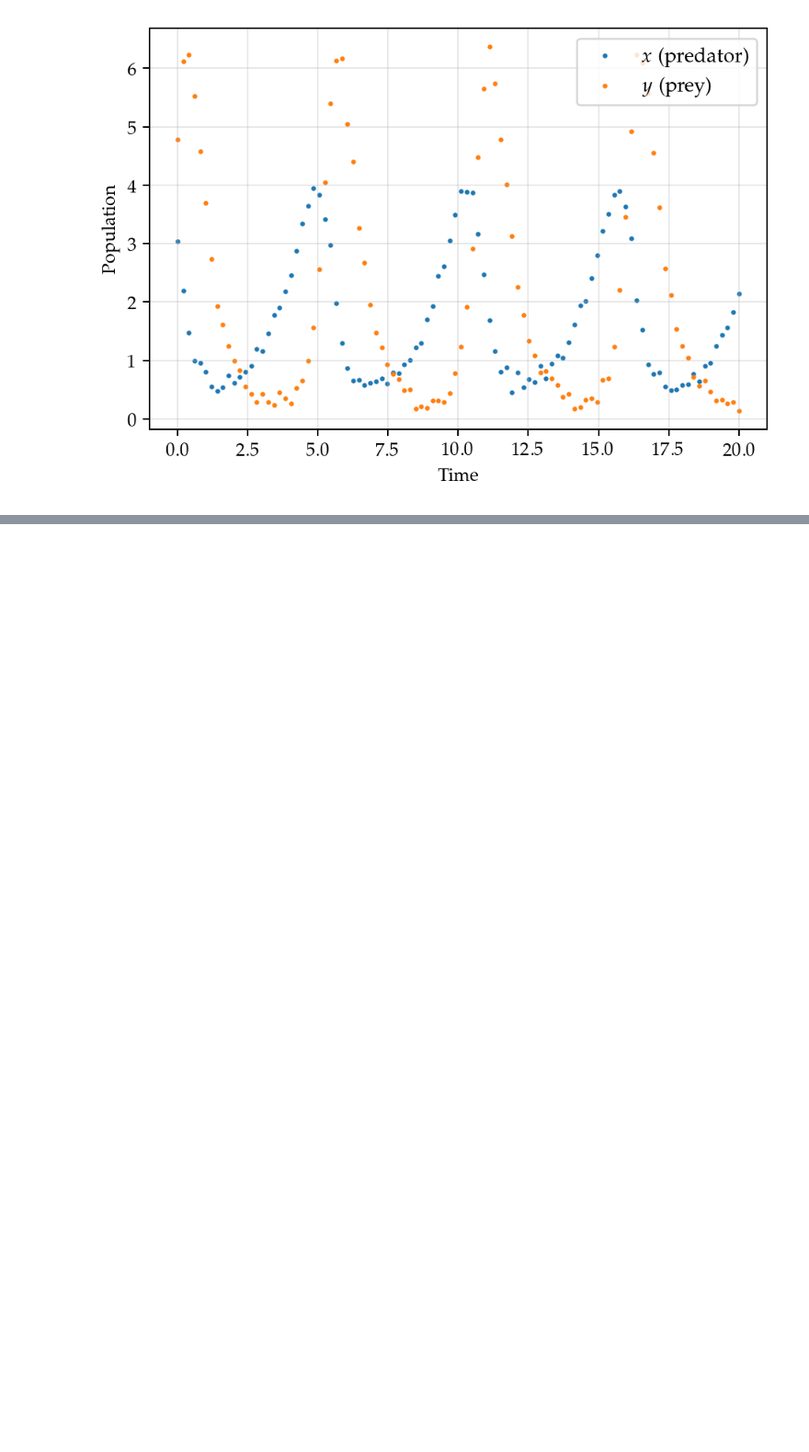
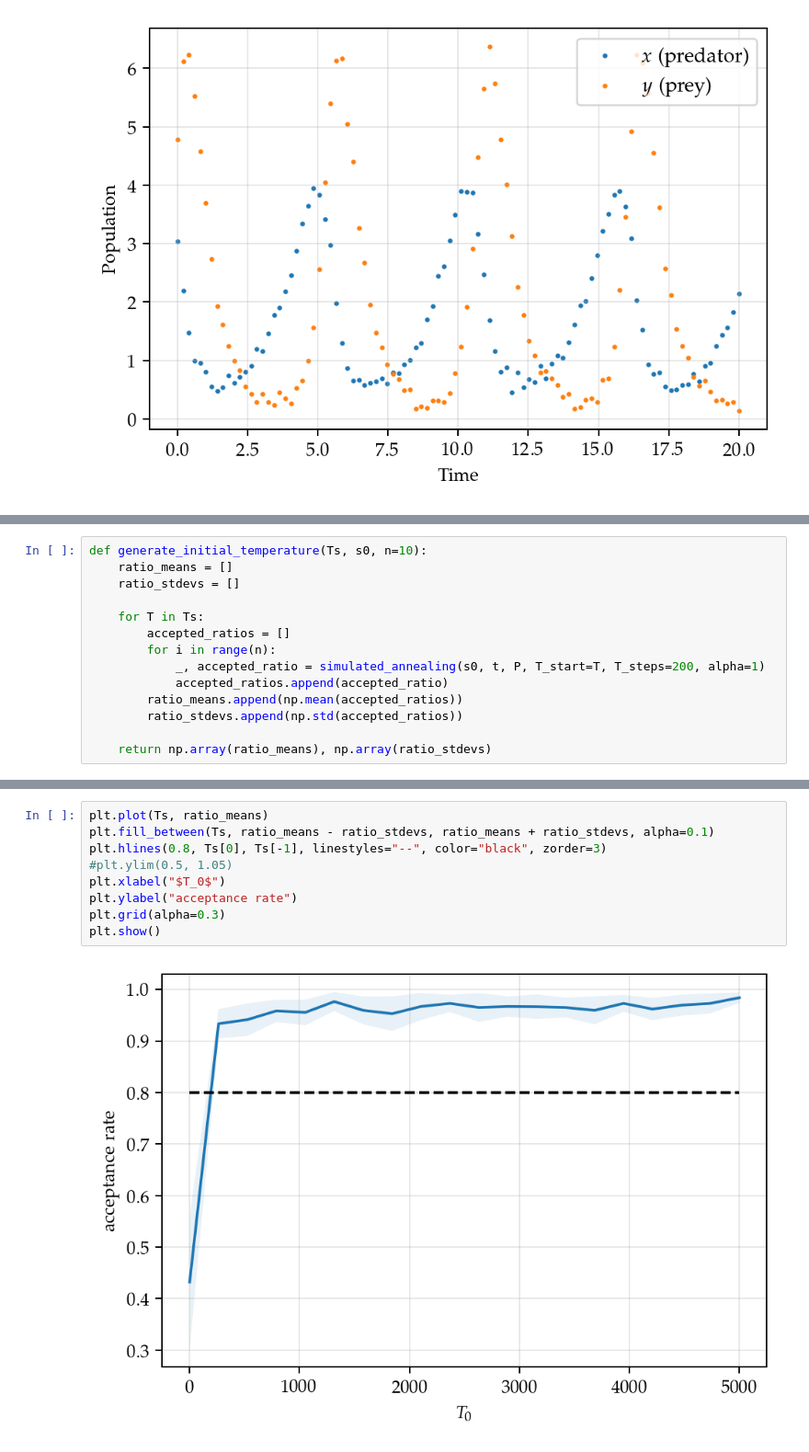
Before and after one commit to Maloup/stochastic-simulation-assignment3, a Jupyter notebook: Simulated Annealing Optimization.ipynb, the cells around one changed output, grey strips where cells are left out. Shown: that part at 92% size. Cells and saved outputs as stored; diff of their text form; blank space fills up the shorter version.

```diff
--- a/Simulated Annealing Optimization.ipynb
+++ b/Simulated Annealing Optimization.ipynb
@@ -38,0 +40,14 @@ plt.plot(T_sched)
+# %%
+def generate_initial_temperature(Ts, s0, n=10):
+    ratio_means = []
+    ratio_stdevs = []
+
+    for T in Ts:
+        accepted_ratios = []
+        for i in range(n):
+            _, accepted_ratio = simulated_annealing(s0, t, P, T_start=T, T_steps=200, alpha=1)
+            accepted_ratios.append(accepted_ratio)
+        ratio_means.append(np.mean(accepted_ratios))
+        ratio_stdevs.append(np.std(accepted_ratios))
+
+    return np.array(ratio_means), np.array(ratio_stdevs)
@@ -38,0 +62,11 @@ plt.plot(T_sched)
+# %%
+plt.plot(Ts, ratio_means)
+plt.fill_between(Ts, ratio_means - ratio_stdevs, ratio_means + ratio_stdevs, alpha=0.1)
+plt.hlines(0.8, Ts[0], Ts[-1], linestyles="--", color="black", zorder=3)
+#plt.ylim(0.5, 1.05)
+plt.xlabel("$T_0$")
+plt.ylabel("acceptance rate")
+plt.grid(alpha=0.3)
+plt.show()
+# %% [output]
+[figure, added]
```
Also changed, not shown: parts of 8 cells of this notebook, 3 other files.
